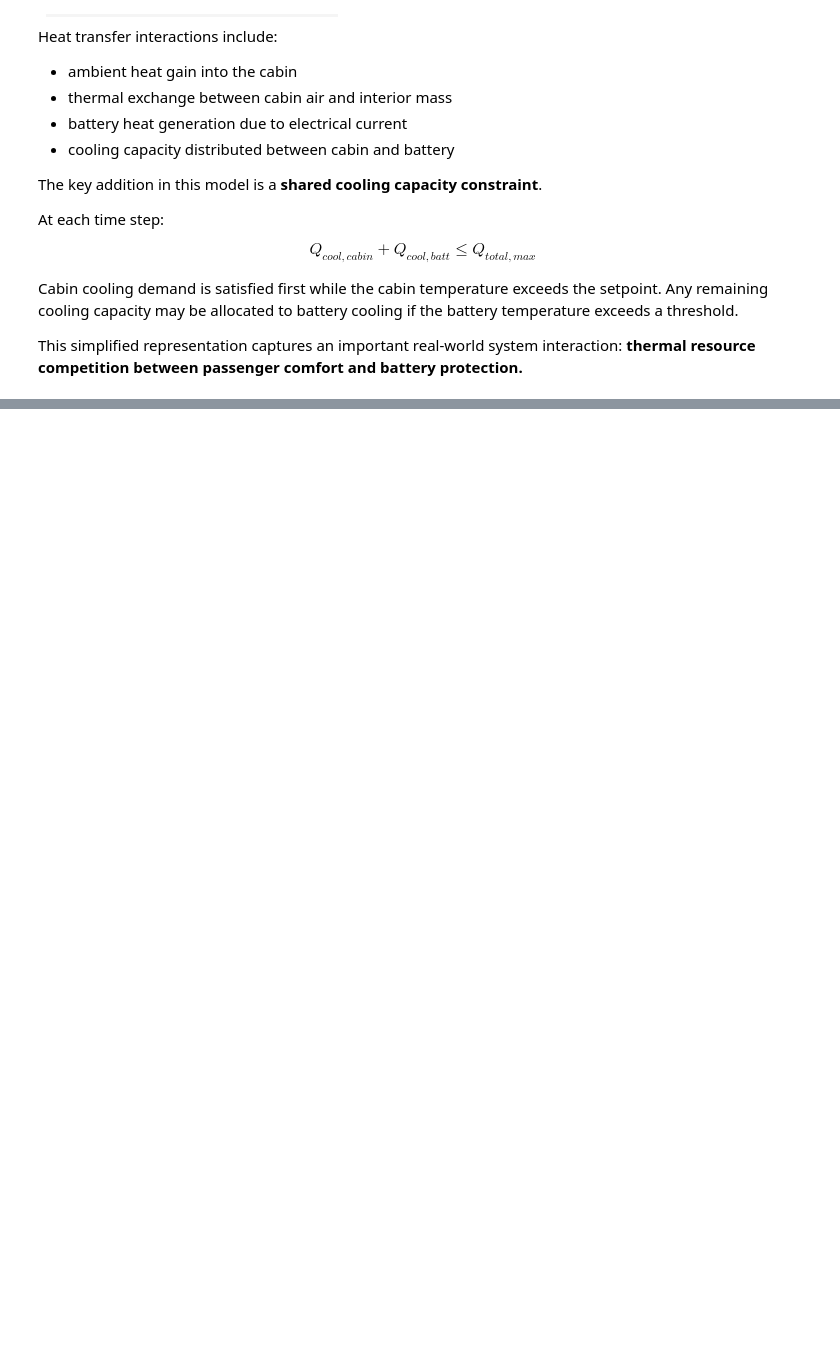
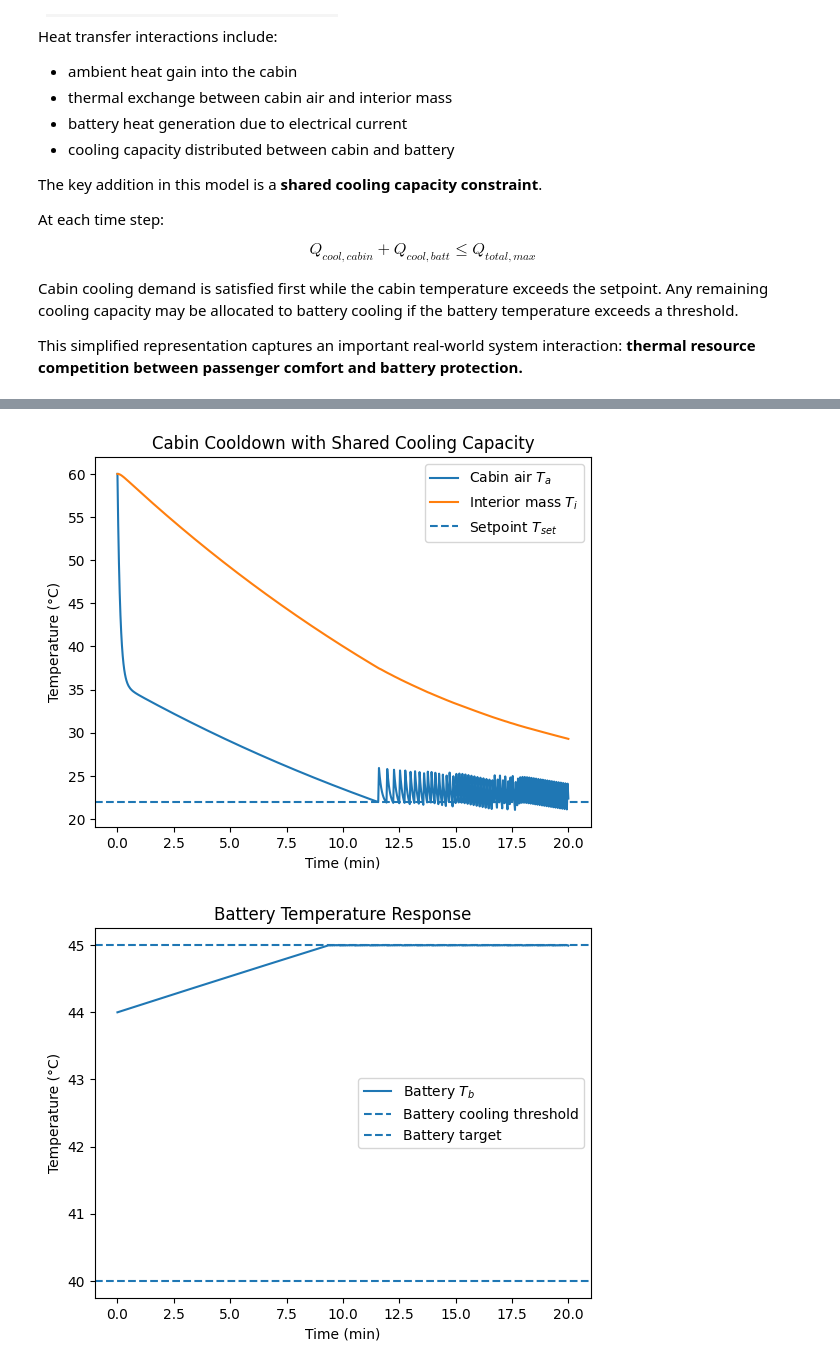
Before and after one commit to natnakirs/ev-thermal-energy-notebooks, a Jupyter notebook: notebooks/06_cabin_battery_shared_cooling_capacity.ipynb, the cells around one changed output, grey strips where cells are left out. Drawn from its saved outputs; the diff is of its cells as text; code cells hidden in the pictures; blank space fills up the shorter version.

```diff
--- a/notebooks/06_cabin_battery_shared_cooling_capacity.ipynb
+++ b/notebooks/06_cabin_battery_shared_cooling_capacity.ipynb
@@ -98,0 +545,49 @@ This simplified representation captures an important real-world system interacti
+# %%
+plt.figure()
+plt.plot(t/60.0, T_a, label="Cabin air $T_a$")
+plt.plot(t/60.0, T_i, label="Interior mass $T_i$")
+plt.axhline(T_set, linestyle="--", label="Setpoint $T_{set}$")
+plt.xlabel("Time (min)")
+plt.ylabel("Temperature (°C)")
+plt.title("Cabin Cooldown with Shared Cooling Capacity")
+plt.legend()
+plt.show()
+
+plt.figure()
+plt.plot(t/60.0, T_b, label="Battery $T_b$")
+plt.axhline(T_b_thresh, linestyle="--", label="Battery cooling threshold")
+plt.axhline(T_b_target, linestyle="--", label="Battery target")
+plt.xlabel("Time (min)")
+plt.ylabel("Temperature (°C)")
+plt.title("Battery Temperature Response")
+plt.legend()
+plt.show()
+
+plt.figure()
+plt.plot(t/60.0, Q_cool_cabin_arr, label="Cabin cooling allocation")
+plt.plot(t/60.0, Q_cool_batt_arr, label="Battery cooling allocation")
+plt.axhline(Q_total_max, linestyle="--", label="Total cooling capacity")
+plt.xlabel("Time (min)")
+plt.ylabel("Cooling allocation (W)")
+plt.title("Shared Cooling Capacity Allocation")
+plt.legend()
+plt.show()
+
+plt.figure()
+plt.plot(t/60.0, P_comp/1000.0, label="Compressor power")
+plt.xlabel("Time (min)")
+plt.ylabel("Power (kW)")
+plt.title("Compressor Electrical Power")
+plt.legend()
+plt.show()
+
+plt.figure()
+plt.plot(t/60.0, E_comp_Wh/1000.0, label="Cumulative compressor energy")
+plt.xlabel("Time (min)")
+plt.ylabel("Energy (kWh)")
+plt.title("Cumulative Auxiliary Energy")
+plt.legend()
+plt.show()
+# %% [output]
+[figure, added]
+[figure, added]
```
Also changed, not shown: parts of 6 cells of this notebook.
